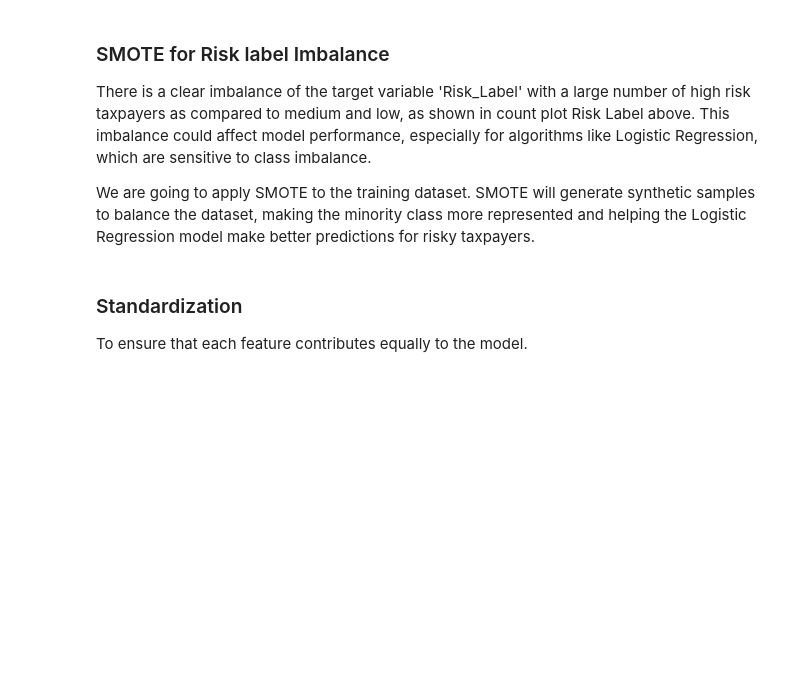
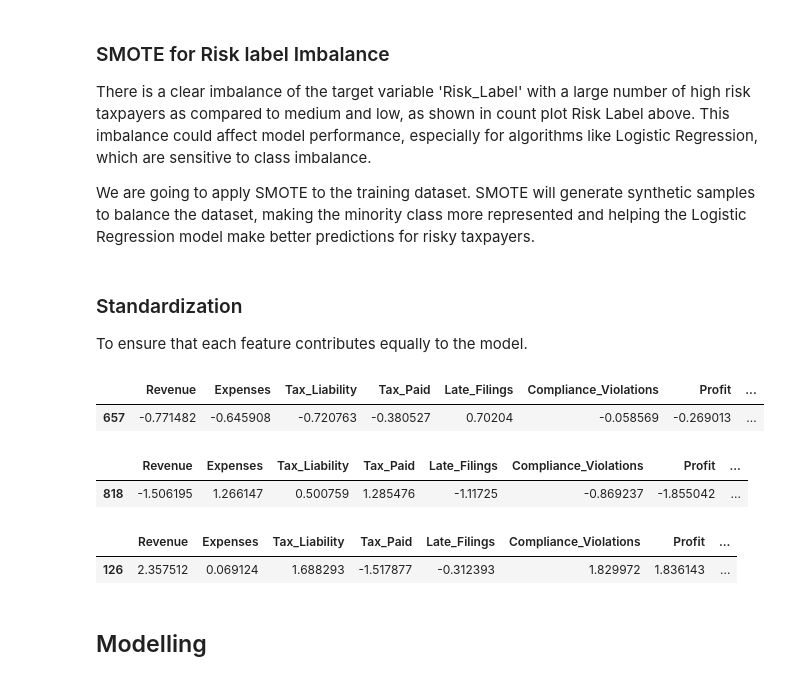
Before and after one commit to csaafrica/group5_predicting_high_risk_taxpayers_using_ML, a Jupyter notebook: notebooks/Risky_Taxpayer_Prediction_project.ipynb, the cells around one changed output. Cells and saved outputs as stored; diff of their text form; code cells hidden in the pictures; blank space fills up the shorter version.

```diff
--- a/notebooks/Risky_Taxpayer_Prediction_project.ipynb
+++ b/notebooks/Risky_Taxpayer_Prediction_project.ipynb
@@ -402,3 +402,20 @@ X_test_scaled = pd.DataFrame(X_test_scaled, columns=num)
 X_train_scaled = pd.concat([X_train_scaled, X_train[cat].reset_index(drop=True)], axis=1)
 X_train_scaled_resampled=pd.concat([X_train_scaled_resampled,X_train_resampled[cat].reset_index(drop=True)],axis=1)
 X_test_scaled = pd.concat([X_test_scaled, X_test[cat].reset_index(drop=True)], axis=1)
+# %%
+X_train_scaled.sample()
+# %% [output]
+|  | Revenue | Expenses | Tax_Liability | Tax_Paid | Late_Filings | Compliance_Violations | Profit | ... |
+| 657 | -0.771482 | -0.645908 | -0.720763 | -0.380527 | 0.70204 | -0.058569 | -0.269013 | ... |
+# %%
+X_train_scaled_resampled.sample()
+# %% [output]
+|  | Revenue | Expenses | Tax_Liability | Tax_Paid | Late_Filings | Compliance_Violations | Profit | ... |
+| 818 | -1.506195 | 1.266147 | 0.500759 | 1.285476 | -1.11725 | -0.869237 | -1.855042 | ... |
+# %%
+X_test_scaled.sample()
+# %% [output]
+|  | Revenue | Expenses | Tax_Liability | Tax_Paid | Late_Filings | Compliance_Violations | Profit | ... |
+| 126 | 2.357512 | 0.069124 | 1.688293 | -1.517877 | -0.312393 | 1.829972 | 1.836143 | ... |
+# %% [markdown]
+## Modelling
```
Also changed, not shown: parts of 1 cell of this notebook.
